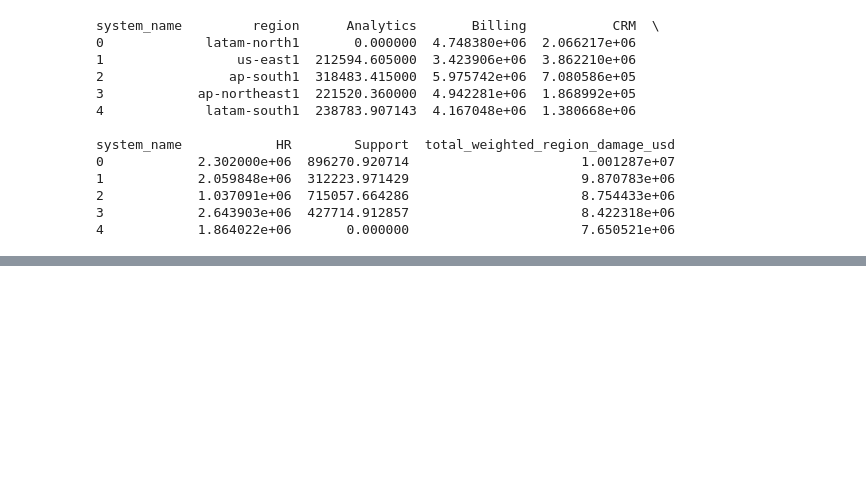
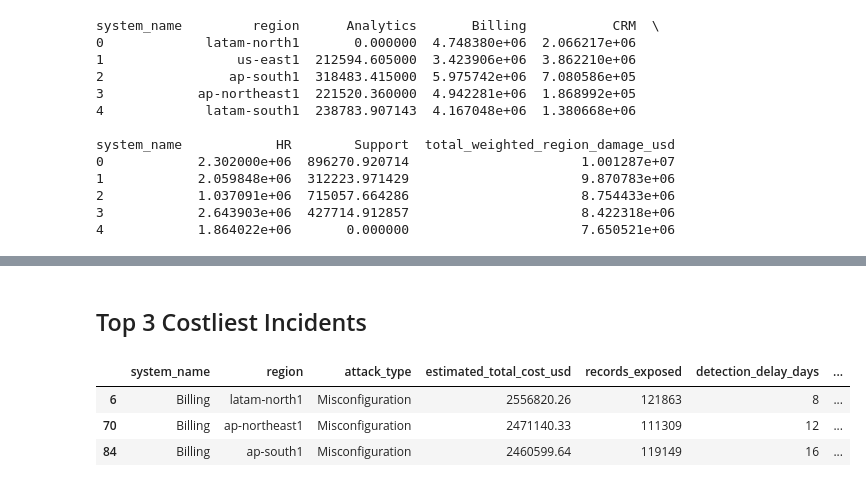
Before and after one commit to ssinlao/mini-data-analysts, a Jupyter notebook: mini-itc-code.ipynb, the cells around one changed output, grey strips where cells are left out. Drawn from its saved outputs; the diff is of its cells as text; code cells hidden in the pictures; blank space fills up the shorter version.

Commit message:
Add: average detection/response times, top 3 costliest incidents

```diff
--- a/mini-itc-code.ipynb
+++ b/mini-itc-code.ipynb
@@ -176,0 +191,11 @@ plt.show()
+# %% [markdown]
+## Top 3 Costliest Incidents
+# %%
+cols_show = [c for c in ["system_name","region","attack_type","data_sensitivity","estimated_total_cost_usd","records_exposed","detection_delay_days","response_time_days"] if c in df.columns]
+top3 = df.sort_values("estimated_total_cost_usd", ascending=False).head(3)[cols_show]
+top3
+# %% [output]
+|  | system_name | region | attack_type | estimated_total_cost_usd | records_exposed | detection_delay_days | ... |
+| 6 | Billing | latam-north1 | Misconfiguration | 2556820.26 | 121863 | 8 | ... |
+| 70 | Billing | ap-northeast1 | Misconfiguration | 2471140.33 | 111309 | 12 | ... |
+| 84 | Billing | ap-south1 | Misconfiguration | 2460599.64 | 119149 | 16 | ... |
```
Also changed, not shown: parts of 3 cells of this notebook.
